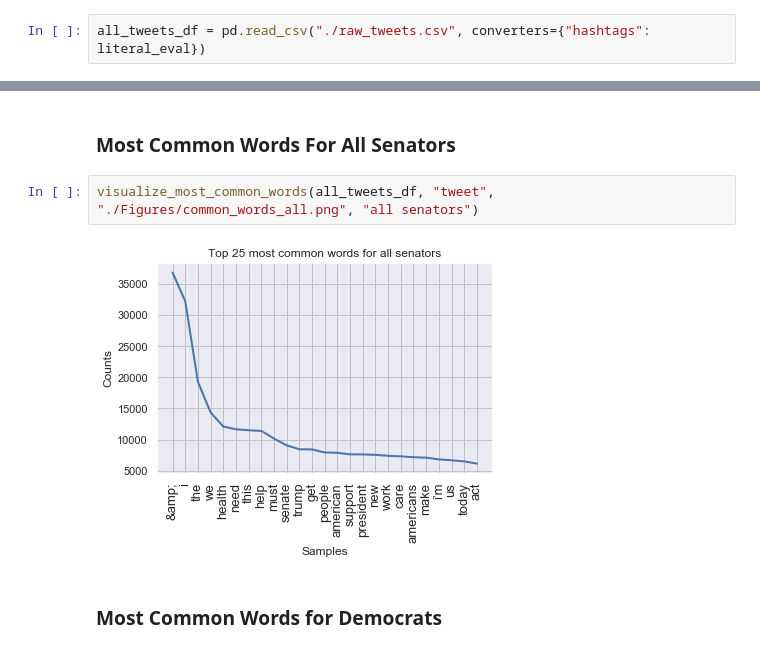
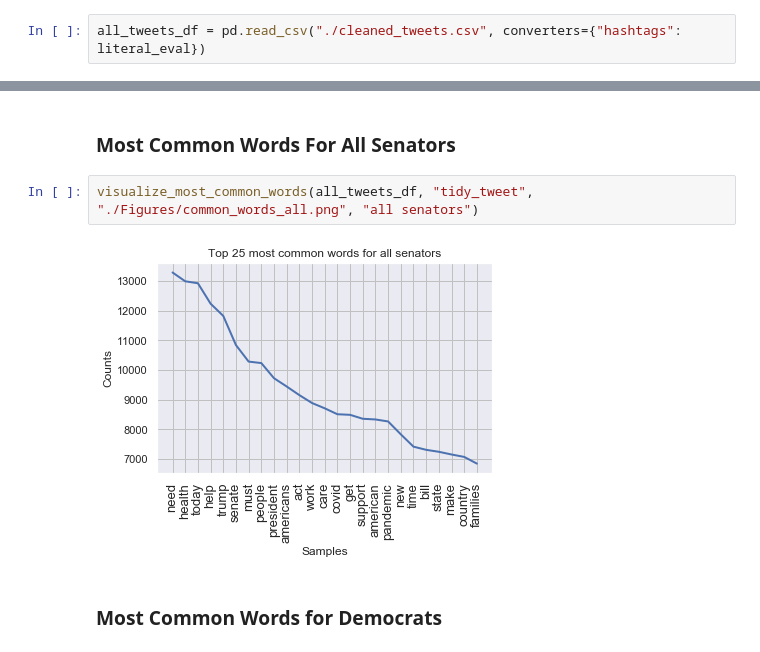
Before and after one commit to darshanajaint/data_mining_project, a Jupyter notebook: Data_Exploration.ipynb, the cells around one changed output, grey strips where cells are left out. Drawn from its saved outputs; the diff is of its cells as text.

```diff
--- a/Data_Exploration.ipynb
+++ b/Data_Exploration.ipynb
@@ -23,7 +23,7 @@ from ast import literal_eval
 # %% [markdown]
 ### Load Data and Separate by Party
 # %%
-all_tweets_df = pd.read_csv("./raw_tweets.csv", converters={"hashtags": literal_eval})
+all_tweets_df = pd.read_csv("./cleaned_tweets.csv", converters={"hashtags": literal_eval})
 # %%
 print("Total number of tweets in dataset ", len(all_tweets_df))
 # %% [output]
@@ -210,9 +210,9 @@ def visualize_most_common_words(df, key, save_name, party):
 # %% [markdown]
 ### Most Common Words For All Senators
 # %%
-visualize_most_common_words(all_tweets_df, "tweet", "./Figures/common_words_all.png", "all senators")
+visualize_most_common_words(all_tweets_df, "tidy_tweet", "./Figures/common_words_all.png", "all senators")
 # %% [output]
-[figure, old version]
+[figure, new version]
 # %% [markdown]
 ### Most Common Words for Democrats
 # %%
```
Also changed, not shown: parts of 8 cells of this notebook.
